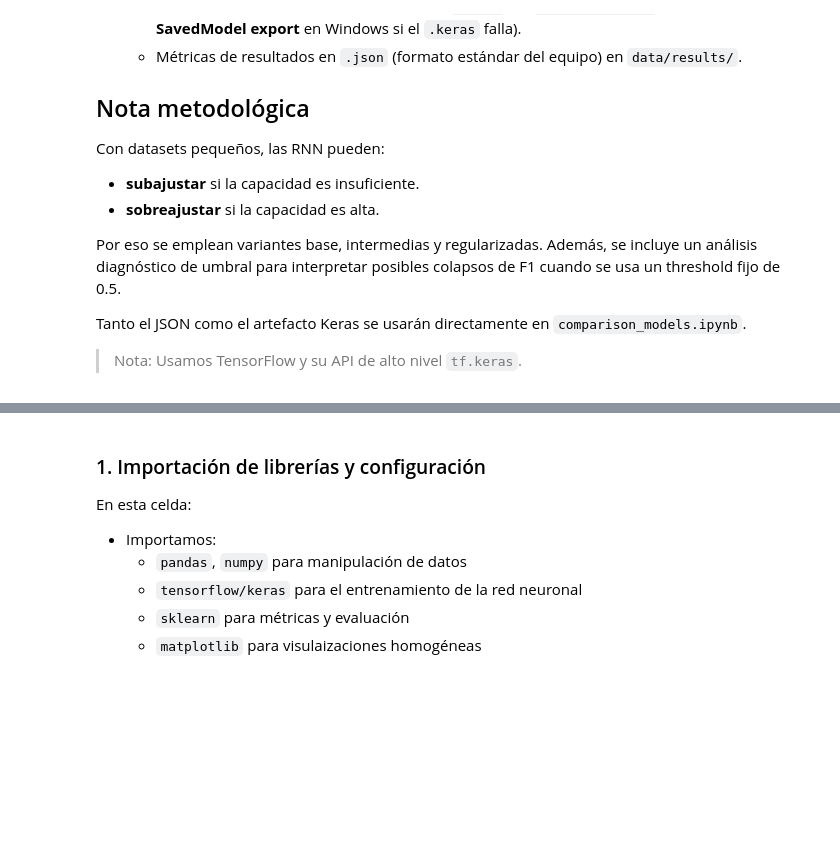
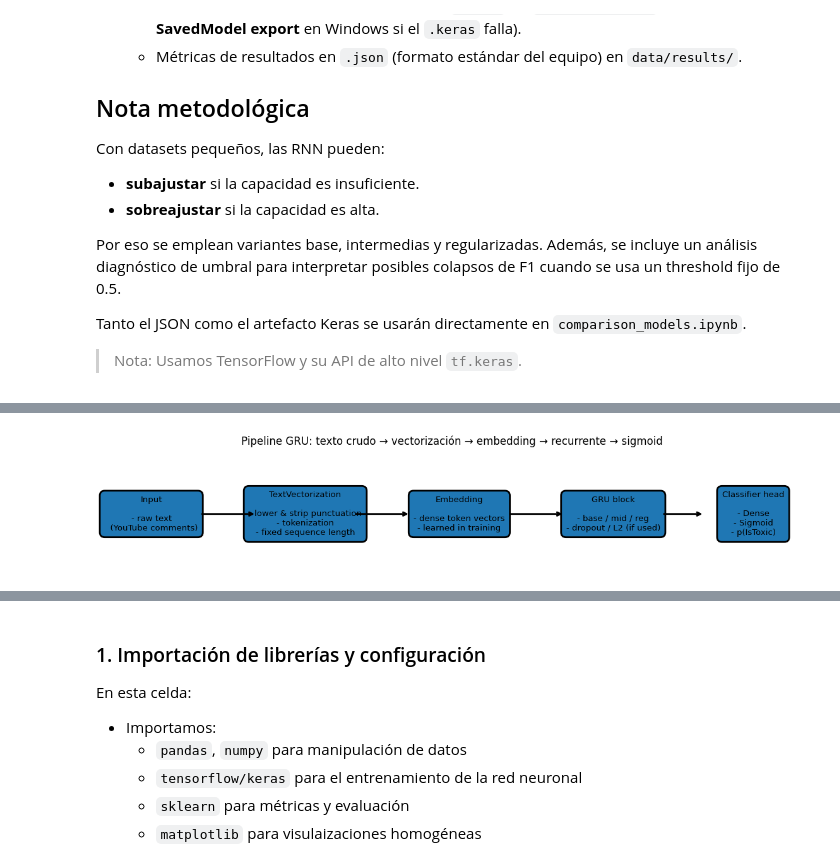
Before and after one commit to Bootcamp-IA-P5/Proyecto_X_NLP_G4, a Jupyter notebook: backend/notebooks/rnn_bigru.ipynb, the cells around one changed output, grey strips where cells are left out. Saved outputs shown, nothing was run; the diff lists cells and outputs as text; code cells hidden in the pictures; blank space fills up the shorter version.

Commit message:
chore: update pipeline diagrams on rnn_bigru.ipynb and random_forest.ipynb notebooks

```diff
--- a/backend/notebooks/rnn_bigru.ipynb
+++ b/backend/notebooks/rnn_bigru.ipynb
@@ -61,0 +64,100 @@ Tanto el JSON como el artefacto Keras se usarán directamente en `comparison_mod
+# %%
+# === Visual pipeline diagrams (GRU + BiGRU) ===============================
+
+import matplotlib.pyplot as plt
+from IPython.display import Markdown, display
+
+
+def plot_rnn_pipeline_diagram(arch_label="GRU"):
+    """
+    Draw a compact visual diagram of the RNN text pipeline.
+
+    raw text -> TextVectorization -> Embedding -> (Bi)GRU -> Dense+Sigmoid
+    """
+    fig, ax = plt.subplots(figsize=(11.5, 2.4))
+    ax.axis("off")
+
+    box_style = dict(boxstyle="round,pad=0.6", linewidth=2)
+    arrow_style = dict(arrowstyle="->", linewidth=2)
+
+    # Evenly spaced centers to prevent overlaps
+    xs = [0.07, 0.29, 0.51, 0.73, 0.93]
+    y = 0.5
+    fs = 9.5  # slightly smaller for safety
+
+    # 1) Input
+    ax.text(
+        xs[0], y,
+        "Input\n\n- raw text\n  (YouTube comments)",
+        fontsize=fs, va="center", ha="center", bbox=box_style
+    )
+
+    # 2) Vectorization
+    ax.text(
+        xs[1], y,
+        "TextVectorization\n\n- lower & strip punctuation\n- tokenization\n- fixed sequence length",
+        fontsize=fs, va="center", ha="center", bbox=box_style
+    )
+
+    # 3) Embedding
+    ax.text(
+        xs[2], y,
+        "Embedding\n\n- dense token vectors\n- learned in training",
+        fontsize=fs, va="center", ha="center", bbox=box_style
+    )
+
+    # 4) Recurrent block (kept a bit shorter)
+    ax.text(
+        xs[3], y,
+        f"{arch_label} block\n\n- base / mid / reg\n- dropout / L2 (if used)",
+        fontsize=fs, va="center", ha="center", bbox=box_style
+    )
+
+    # 5) Output head (more compact to avoid overlap)
+    ax.text(
+        xs[4], y,
+        "Classifier head\n\n- Dense\n- Sigmoid\n- p(IsToxic)",
+        fontsize=fs, va="center", ha="center", bbox=box_style
+    )
+
+    # Arrows between boxes (center-to-center)
+    for i in range(len(xs) - 1):
+        ax.annotate(
+            "",
+            xy=(xs[i + 1] - 0.07, y),
+            xytext=(xs[i] + 0.07, y),
+            arrowprops=arrow_style
+        )
+
+    ax.set_title(
+        f"Pipeline {arch_label}: texto crudo → vectorización → embedding → recurrente → sigmoid",
+        fontsize=12, pad=18
+    )
+
+    plt.tight_layout()
+    plt.show()
+
+
+# --- Render both diagrams ---
+plot_rnn_pipeline_diagram("GRU")
+plot_rnn_pipeline_diagram("BiGRU")
+
+
+display(Markdown("""
+**🔍 Resumen visual del pipeline RNN**
+
+- Partimos de **texto crudo**.
+- `TextVectorization` se adapta **solo con train** y queda **integrada** en el modelo.
+- `Embedding` aprende representaciones densas de los tokens.
+- El bloque **GRU/BiGRU** captura dependencia secuencial.
+- La capa final **Dense + Sigmoid** produce `p(IsToxic)`.
+
+Esto deja el artefacto listo para backend sin reconstruir el preprocesado.
+
+✅ Este diseño hace que el artefacto sea autosuficiente:
+
+Si se guarda como .keras, el backend puede cargarlo y enviar texto directamente.
+Si en Windows falla el .keras y se genera un *_export/ (SavedModel), el pipeline sigue íntegro y se consume en Keras 3 con TFSMLayer.
+"""))
+# %% [output]
+[figure, added]
```
Also changed, not shown: parts of 2 cells of this notebook, 1 other file.
